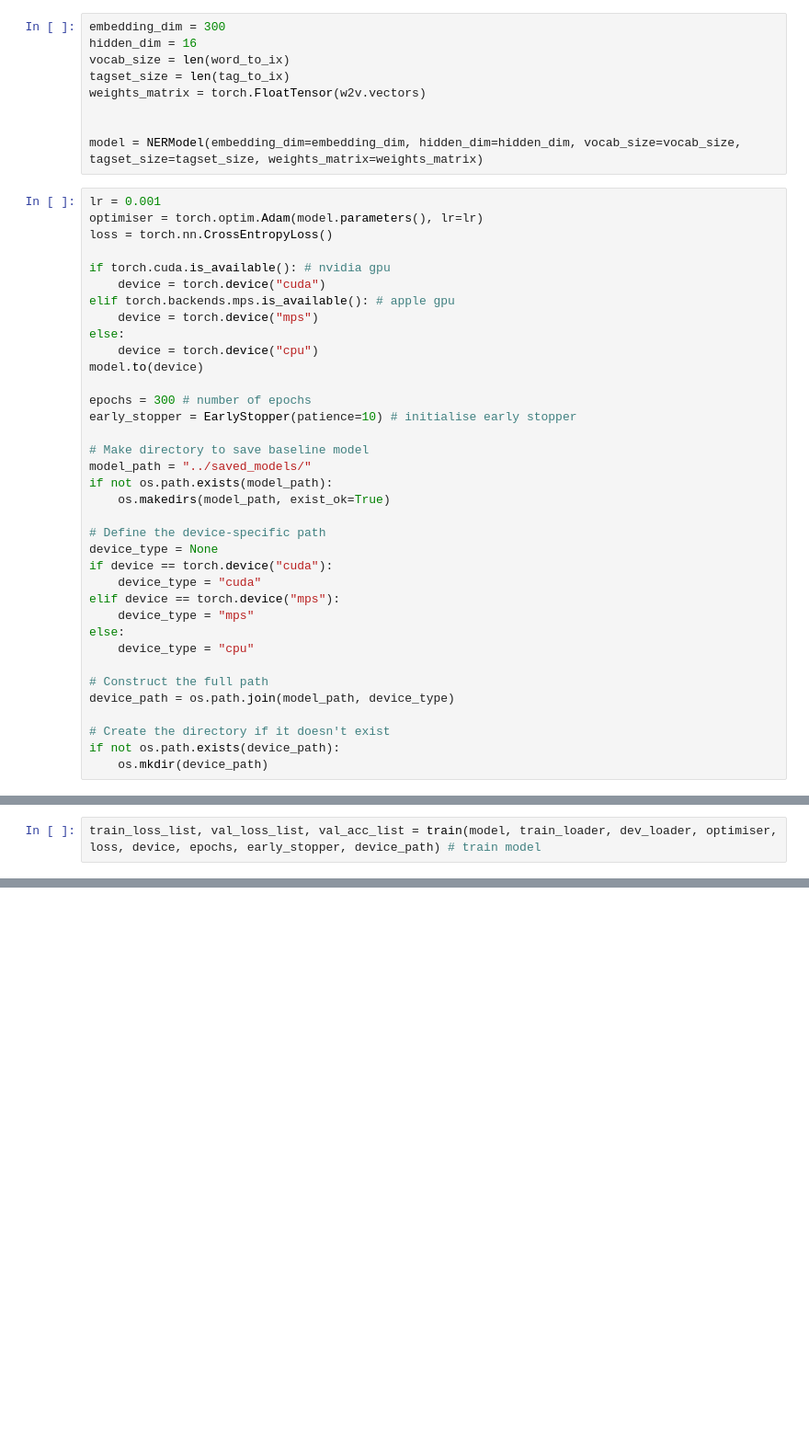
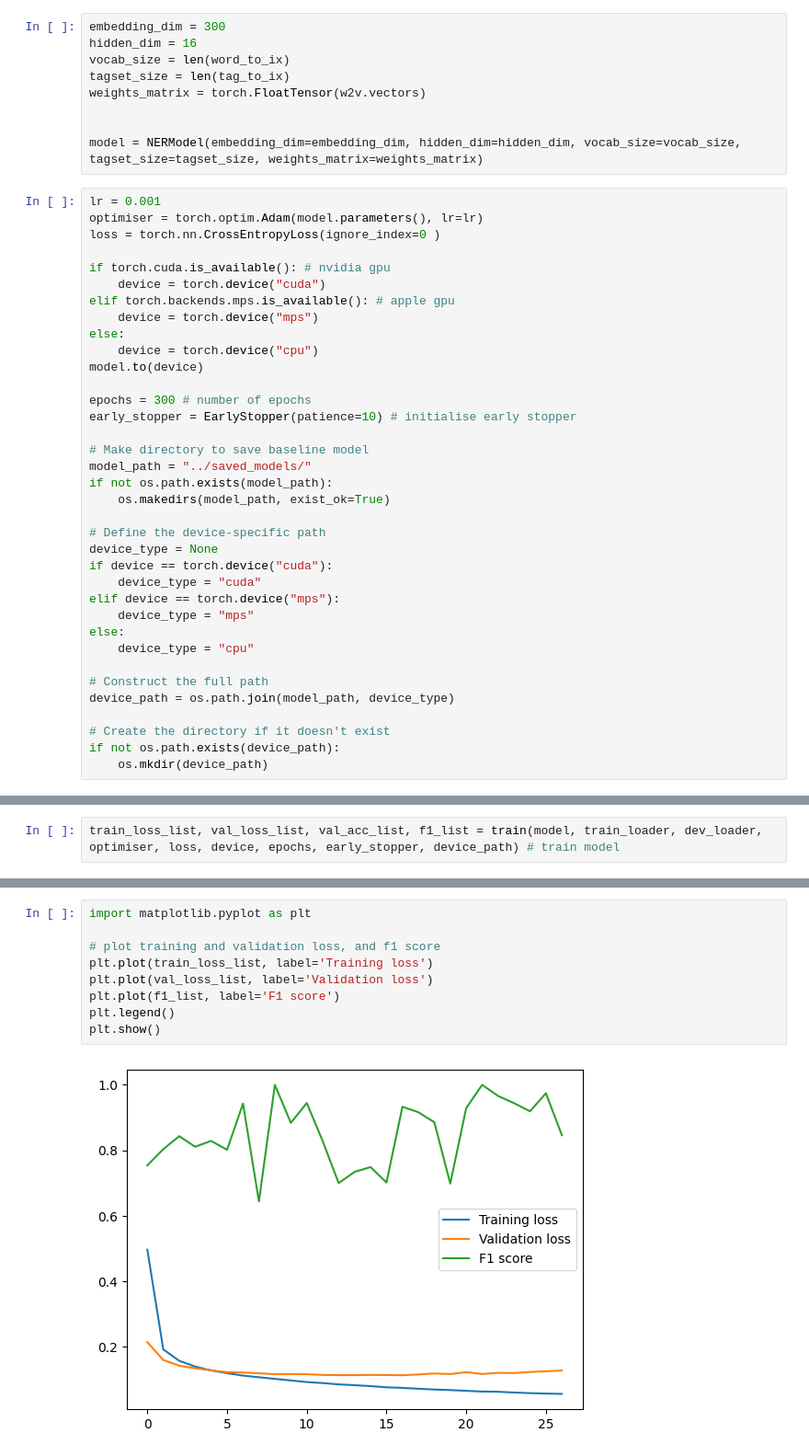
Before and after one commit to GordonChen19/NER-Tagging-Sentence-Categorization, a Jupyter notebook: notebooks/Question1.ipynb, the cells around one changed output, grey strips where cells are left out. Shown at 92% size. Saved outputs shown, nothing was run; the diff lists cells and outputs as text; blank space fills up the shorter version.

```diff
--- a/notebooks/Question1.ipynb
+++ b/notebooks/Question1.ipynb
@@ -322,7 +358,7 @@ model = NERModel(embedding_dim=embedding_dim, hidden_dim=hidden_dim, vocab_size=
 # %%
 lr = 0.001
 optimiser = torch.optim.Adam(model.parameters(), lr=lr)
-loss = torch.nn.CrossEntropyLoss()
+loss = torch.nn.CrossEntropyLoss(ignore_index=0 )
 
 if torch.cuda.is_available(): # nvidia gpu
     device = torch.device("cuda")
@@ -375,3 +394,3 @@ print(correct)
 # %%
-train_loss_list, val_loss_list, val_acc_list = train(model, train_loader, dev_loader, optimiser, loss, device, epochs, early_stopper, device_path) # train model
+train_loss_list, val_loss_list, val_acc_list, f1_list = train(model, train_loader, dev_loader, optimiser, loss, device, epochs, early_stopper, device_path) # train model
 # %% [output]
@@ -379,0 +410,11 @@ KeyboardInterrupt:
+# %%
+import matplotlib.pyplot as plt
+
+# plot training and validation loss, and f1 score
+plt.plot(train_loss_list, label='Training loss')
+plt.plot(val_loss_list, label='Validation loss')
+plt.plot(f1_list, label='F1 score')
+plt.legend()
+plt.show()
+# %% [output]
+[figure, added]
```
Also changed, not shown: parts of 14 cells of this notebook.
